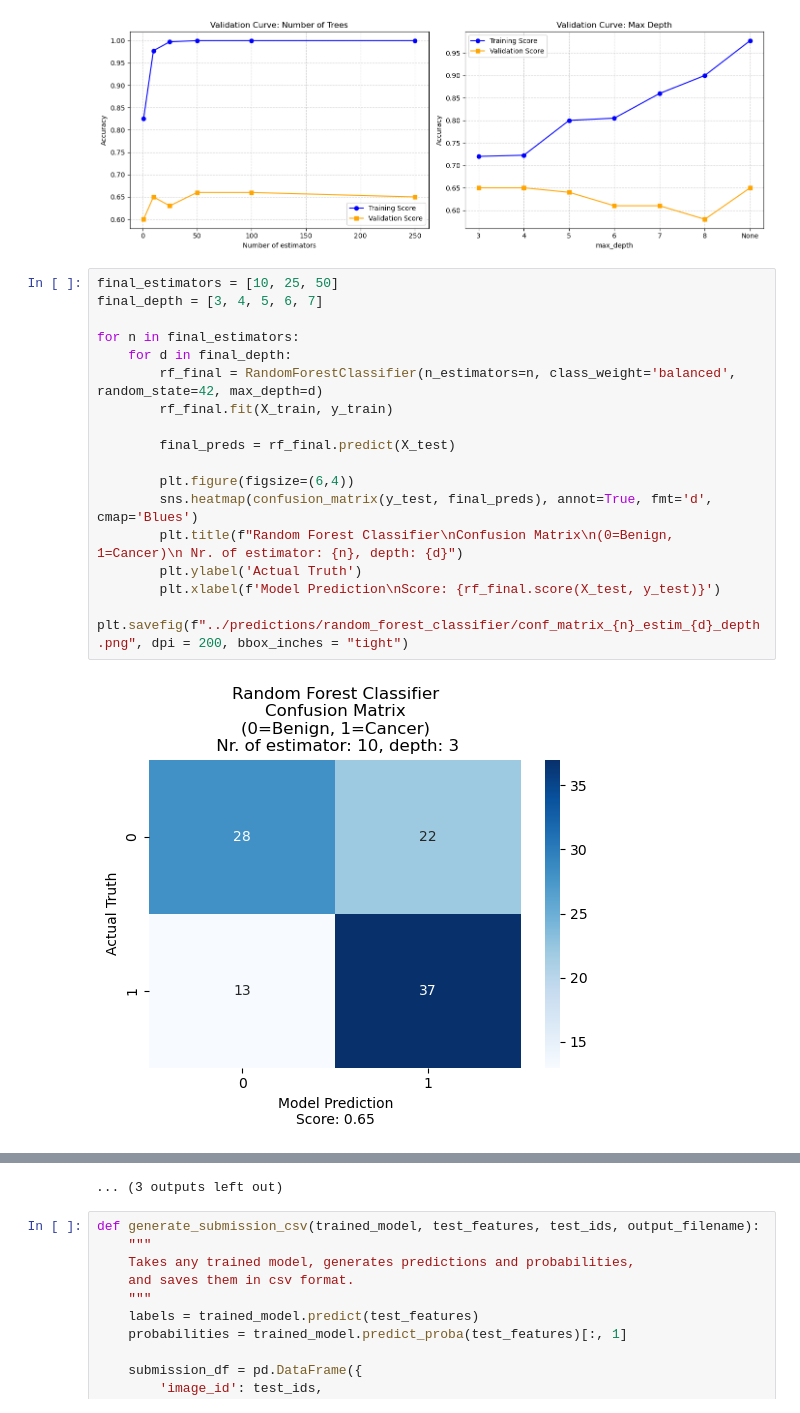
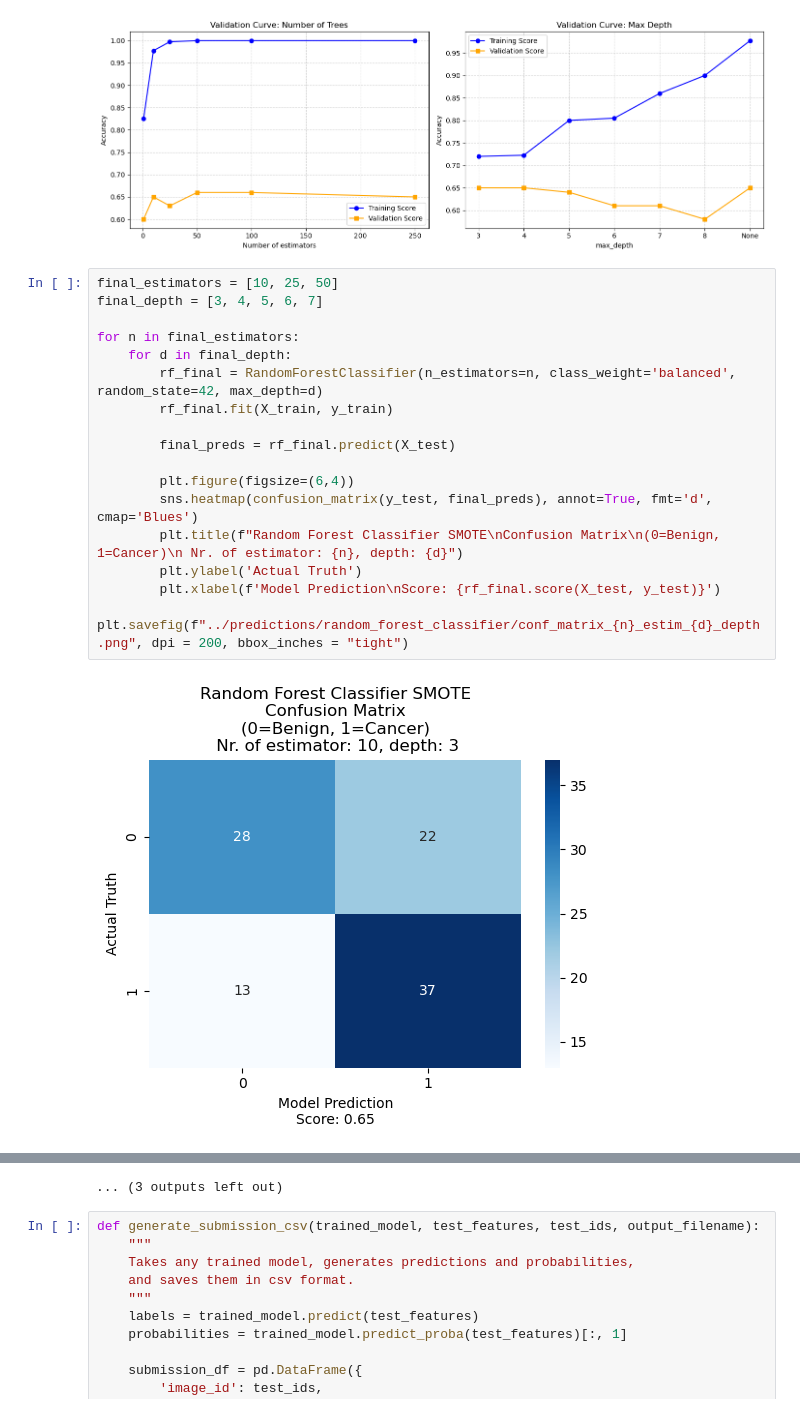
Before and after one commit to SofieITU/2026-PDS-Lizards, a Jupyter notebook: results/models/random_forrest_SMOTE.ipynb, the cells around one changed output, grey strips where cells are left out. Drawn from its saved outputs; the diff is of its cells as text.

```diff
--- a/results/models/random_forrest_SMOTE.ipynb
+++ b/results/models/random_forrest_SMOTE.ipynb
@@ -82,19 +82,19 @@ max_depth_metrics = None - train_acc: 0.978 - val_acc: 0.650
 # %%
 final_estimators = [10, 25, 50]
 final_depth = [3, 4, 5, 6, 7]
 
 for n in final_estimators:
     for d in final_depth:
         rf_final = RandomForestClassifier(n_estimators=n, class_weight='balanced', random_state=42, max_depth=d)
         rf_final.fit(X_train, y_train)
 
         final_preds = rf_final.predict(X_test)
 
         plt.figure(figsize=(6,4))
         sns.heatmap(confusion_matrix(y_test, final_preds), annot=True, fmt='d', cmap='Blues')
-        plt.title(f"Random Forest Classifier\nConfusion Matrix\n(0=Benign, 1=Cancer)\n Nr. of estimator: {n}, depth: {d}")
+        plt.title(f"Random Forest Classifier SMOTE\nConfusion Matrix\n(0=Benign, 1=Cancer)\n Nr. of estimator: {n}, depth: {d}")
         plt.ylabel('Actual Truth')
         plt.xlabel(f'Model Prediction\nScore: {rf_final.score(X_test, y_test)}')
         plt.savefig(f"../predictions/random_forest_classifier/conf_matrix_{n}_estim_{d}_depth.png", dpi = 200, bbox_inches = "tight")
 # %% [output]
-[figure, old version]
+[figure, new version]
```
Also changed, not shown: parts of 1 cell of this notebook.
